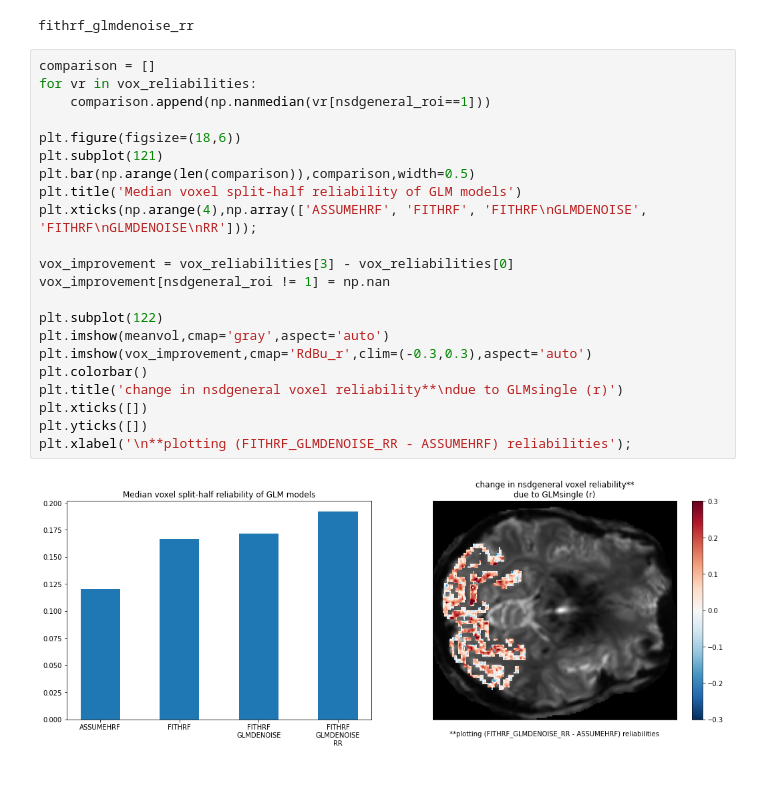
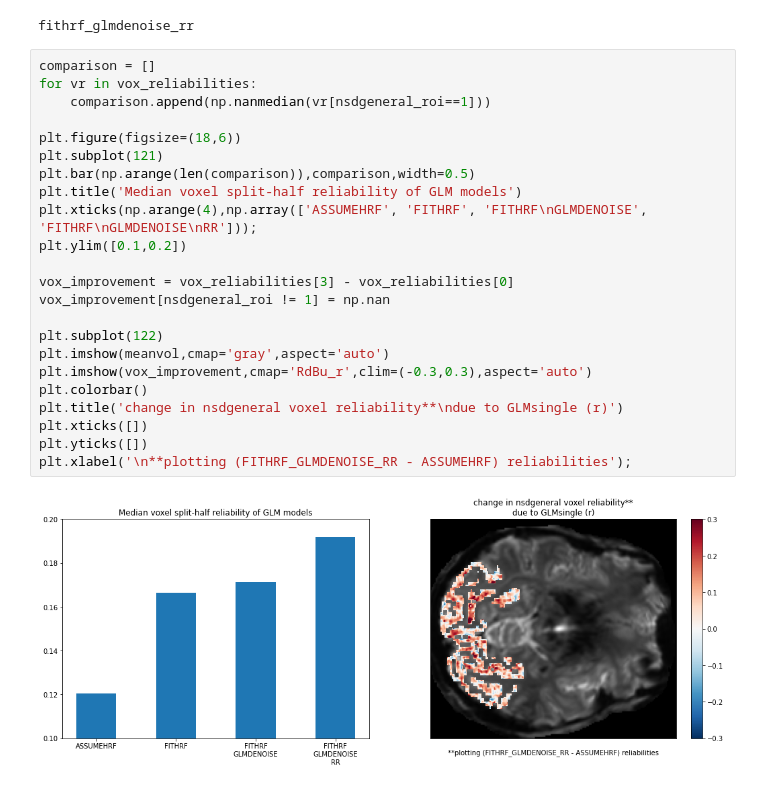
Before and after one commit to cvnlab/GLMsingle, a Jupyter notebook: examples/example1.ipynb, the cells around one changed output. Drawn from its saved outputs; the diff is of its cells as text.

```diff
--- a/examples/example1.ipynb
+++ b/examples/example1.ipynb
@@ -404,24 +456,25 @@ fithrf_glmdenoise_rr
 # %%
 comparison = []
 for vr in vox_reliabilities:
     comparison.append(np.nanmedian(vr[nsdgeneral_roi==1]))
 
 plt.figure(figsize=(18,6))
 plt.subplot(121)
 plt.bar(np.arange(len(comparison)),comparison,width=0.5)
 plt.title('Median voxel split-half reliability of GLM models')
 plt.xticks(np.arange(4),np.array(['ASSUMEHRF', 'FITHRF', 'FITHRF\nGLMDENOISE', 'FITHRF\nGLMDENOISE\nRR']));
+plt.ylim([0.1,0.2])
 
 vox_improvement = vox_reliabilities[3] - vox_reliabilities[0]
 vox_improvement[nsdgeneral_roi != 1] = np.nan
 
 plt.subplot(122)
 plt.imshow(meanvol,cmap='gray',aspect='auto')
 plt.imshow(vox_improvement,cmap='RdBu_r',clim=(-0.3,0.3),aspect='auto')
 plt.colorbar()
 plt.title('change in nsdgeneral voxel reliability**\ndue to GLMsingle (r)')
 plt.xticks([])
 plt.yticks([])
 plt.xlabel('\n**plotting (FITHRF_GLMDENOISE_RR - ASSUMEHRF) reliabilities');
 # %% [output]
-[figure, old version]
+[figure, new version]
```
Also changed, not shown: parts of 4 cells of this notebook, 3 other files.
